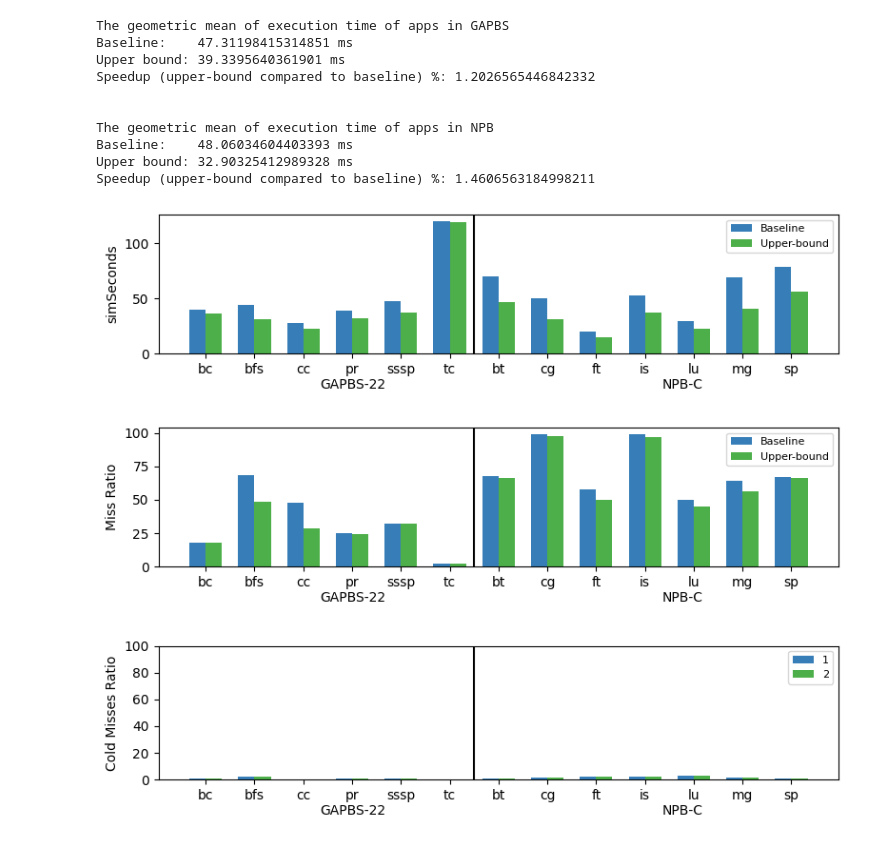
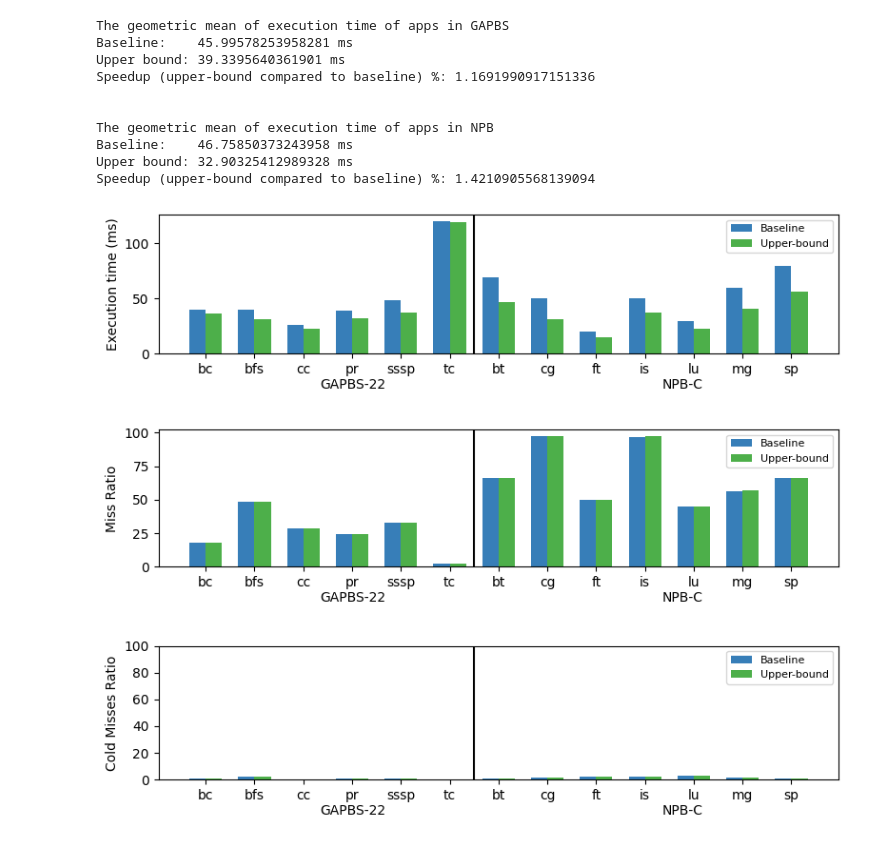
Before and after one commit to darchr/dramCacheController, a Jupyter notebook: upperboundEarlyTagCheck-data-plots.ipynb, the cells around one changed output. Saved outputs shown, nothing was run; the diff lists cells and outputs as text; code cells hidden in the pictures.

Commit message:
updated plots

```diff
--- a/upperboundEarlyTagCheck-data-plots.ipynb
+++ b/upperboundEarlyTagCheck-data-plots.ipynb
@@ -227,8 +227,11 @@ df_npbC_dc_1 = creatDataFrame("/home/babaie/projects/rambusDesign/x86Fixed/set-A
 df_gap22_dc_2 = creatDataFrame("/home/babaie/projects/rambusDesign/x86Fixed/upperBoundRes/128MiB_16GB_g22_nC/1/GAPBS", "GAPBS", [4,4,3,4,4,12])
 df_npbC_dc_2 = creatDataFrame("/home/babaie/projects/rambusDesign/x86Fixed/upperBoundRes/128MiB_16GB_g22_nC/1/NPB", "NPB",[5,4,2,4,3,5,6,0])
+# %%
+df_gap22_dc_ram = creatDataFrame("/home/babaie/projects/rambusDesign/x86Fixed/analysisRestore/rambus_g22_nC/GAPBS", "GAPBS", [1,1,1,1,1,1])
+df_npbC_dc_ram = creatDataFrame("/home/babaie/projects/rambusDesign/x86Fixed/analysisRestore/rambus_g22_nC/NPB", "NPB", [1,1,1,1,1,1,1,1])
 # %%
-app_gap = df_gap22_dc_1['app']
-gap_1 = df_gap22_dc_1['simSeconds'].astype(float)*1000
+app_gap = df_gap22_dc_ram['app']
+gap_1 = df_gap22_dc_ram['simSeconds'].astype(float)*1000
 gap_2 = df_gap22_dc_2['simSeconds'].astype(float)*1000
 
 # Multi bar Chart
@@ -241,8 +244,8 @@ for i,app in enumerate(app_gap):
     plt.bar(i*3+1, gap_2[i],   width=1, color=cmap(2), label='Upper-bound' if i==0 else None)
 
 offset = i*3+2
-app_npb = df_npbC_dc_1['app']
-npb_1 = df_npbC_dc_1['simSeconds'].astype(float)*1000
+app_npb = df_npbC_dc_ram['app']
+npb_1 = df_npbC_dc_ram['simSeconds'].astype(float)*1000
 npb_2 = df_npbC_dc_2['simSeconds'].astype(float)*1000
 
 for i,app in enumerate(app_npb):
@@ -255,7 +258,7 @@ plt.figtext(0.75, 0.01, "NPB-C")
 plt.xticks(np.arange(13)*3+0.5, list(app_gap)+list(app_npb))
 plt.axvline(x=offset, color='black')
 
-plt.ylabel("simSeconds")
+plt.ylabel("Execution time (ms)")
 plt.legend(fontsize=8, ncol=1)
 plt.tight_layout()
 
@@ -283,53 +286,53 @@ res = statistics.geometric_mean(speedup)
 print("Speedup (upper-bound compared to baseline) %: " + str(res))
 # %% [output]
 The geometric mean of execution time of apps in GAPBS
-Baseline:    47.31198415314851 ms
+Baseline:    45.99578253958281 ms
 Upper bound: 39.3395640361901 ms
-Speedup (upper-bound compared to baseline) %: 1.2026565446842332
+Speedup (upper-bound compared to baseline) %: 1.1691990917151336
 
 
 The geometric mean of execution time of apps in NPB
-Baseline:    48.06034604403393 ms
+Baseline:    46.75850373243958 ms
 Upper bound: 32.90325412989328 ms
-Speedup (upper-bound compared to baseline) %: 1.4606563184998211
+Speedup (upper-bound compared to baseline) %: 1.4210905568139094
-[figure, old version]
+[figure, new version]
 # %%
-app_gap = df_gap22_dc_1['app']
-gap_1 = 100 * df_gap22_dc_1['numTotMisses'].astype(float)/(df_gap22_dc_1['numTotMisses'].astype(float)+df_gap22_dc_1['numTotHits'].astype(float))
+app_gap = df_gap22_dc_ram['app']
+gap_1 = 100 * df_gap22_dc_ram['numTotMisses'].astype(float)/(df_gap22_dc_ram['numTotMisses'].astype(float)+df_gap22_dc_ram['numTotHits'].astype(float))
 gap_2 = 100 * df_gap22_dc_2['numTotMisses'].astype(float)/(df_gap22_dc_2['numTotMisses'].astype(float)+df_gap22_dc_2['numTotHits'].astype(float))
 
 # Multi bar Chart
 fig = plt.figure()
 fig.set_size_inches(8,2)
 
 #plt.ylim([0,55])
 for i,app in enumerate(app_gap):
     plt.bar(i*3,   gap_1[i],   width=1, color=cmap(1), label='Baseline' if i==0 else None)
     plt.bar(i*3+1, gap_2[i],   width=1, color=cmap(2), label='Upper-bound' if i==0 else None)
 
 offset = i*3+2
-app_npb = df_npbC_dc_1['app']
-npb_1 = 100 * df_npbC_dc_1['numTotMisses'].astype(float)/(df_npbC_dc_1['numTotMisses'].astype(float)+df_npbC_dc_1['numTotHits'].astype(float))
+app_npb = df_npbC_dc_ram['app']
+npb_1 = 100 * df_npbC_dc_ram['numTotMisses'].astype(float)/(df_npbC_dc_ram['numTotMisses'].astype(float)+df_npbC_dc_ram['numTotHits'].astype(float))
 npb_2 = 100 * df_npbC_dc_2['numTotMisses'].astype(float)/(df_npbC_dc_2['numTotMisses'].astype(float)+df_npbC_dc_2['numTotHits'].astype(float))
 for i,app in enumerate(app_npb):
     plt.bar(offset+i*3+1,   npb_1[i],     width=1, color=cmap(1))
     plt.bar(offset+i*3+2,   npb_2[i],   width=1, color=cmap(2))
 
 plt.figtext(0.3, 0.01, "GAPBS-22")
 plt.figtext(0.75, 0.01, "NPB-C")
 
 plt.xticks(np.arange(13)*3+0.5, list(app_gap)+list(app_npb))
 plt.axvline(x=offset, color='black')
 
 plt.ylabel("Miss Ratio")
 plt.legend(fontsize=8, ncol=1)
 plt.tight_layout()
 #plt.savefig("../figures/cs1_all_bips.pdf")
 # %% [output]
-[figure, old version]
+[figure, new version]
 # %%
-app_gap = df_gap22_dc_1['app']
-gap_1 = 100 * df_gap22_dc_1['numColdMisses'].astype(float)/(df_gap22_dc_1['numTotMisses'].astype(float)+df_gap22_dc_1['numTotHits'].astype(float))
+app_gap = df_gap22_dc_ram['app']
+gap_1 = 100 * df_gap22_dc_ram['numColdMisses'].astype(float)/(df_gap22_dc_ram['numTotMisses'].astype(float)+df_gap22_dc_ram['numTotHits'].astype(float))
 gap_2 = 100 * df_gap22_dc_2['numColdMisses'].astype(float)/(df_gap22_dc_2['numTotMisses'].astype(float)+df_gap22_dc_2['numTotHits'].astype(float))
 
 # Multi bar Chart
@@ -342,8 +345,8 @@ for i,app in enumerate(app_gap):
     plt.bar(i*3+1, gap_2[i],   width=1, color=cmap(2), label='Upper-bound' if i==0 else None)
 
 offset = i*3+2
-app_npb = df_npbC_dc_1['app']
-npb_1 = 100 * df_npbC_dc_1['numColdMisses'].astype(float)/(df_npbC_dc_1['numTotMisses'].astype(float)+df_npbC_dc_1['numTotHits'].astype(float))
+app_npb = df_npbC_dc_ram['app']
+npb_1 = 100 * df_npbC_dc_ram['numColdMisses'].astype(float)/(df_npbC_dc_ram['numTotMisses'].astype(float)+df_npbC_dc_ram['numTotHits'].astype(float))
 npb_2 = 100 * df_npbC_dc_2['numColdMisses'].astype(float)/(df_npbC_dc_2['numTotMisses'].astype(float)+df_npbC_dc_2['numTotHits'].astype(float))
 for i,app in enumerate(app_npb):
     plt.bar(offset+i*3+1,   npb_1[i],     width=1, color=cmap(1))
@@ -360,4 +363,4 @@ plt.legend(fontsize=8, ncol=1)
 plt.tight_layout()
 #plt.savefig("../figures/cs1_all_bips.pdf")
 # %% [output]
-[figure, old version]
+[figure, new version]
```
Also changed, not shown: parts of 4 cells of this notebook.
